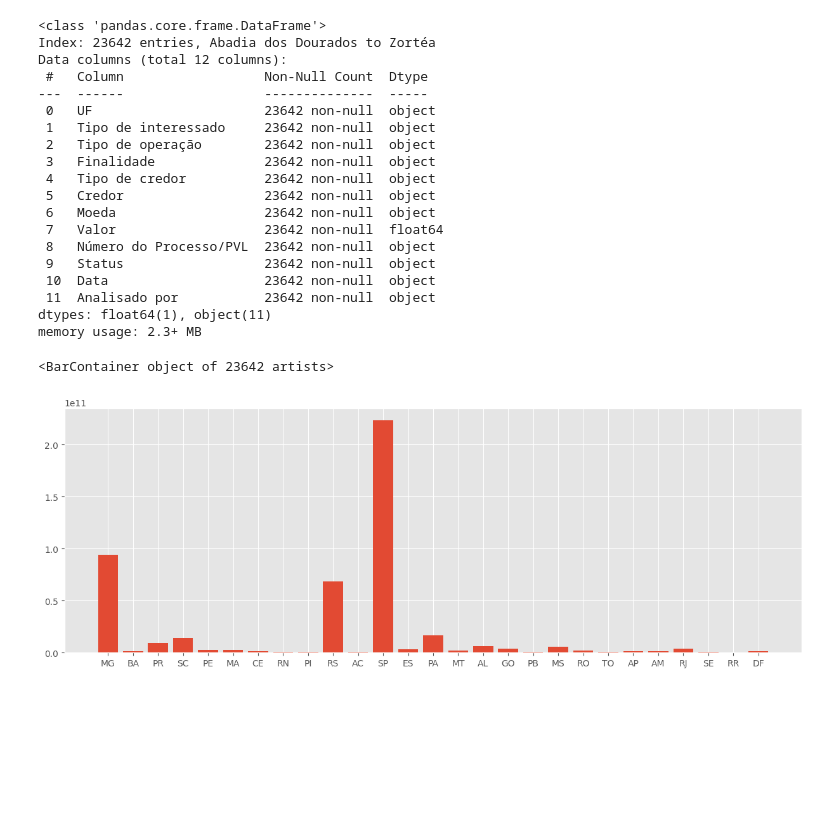
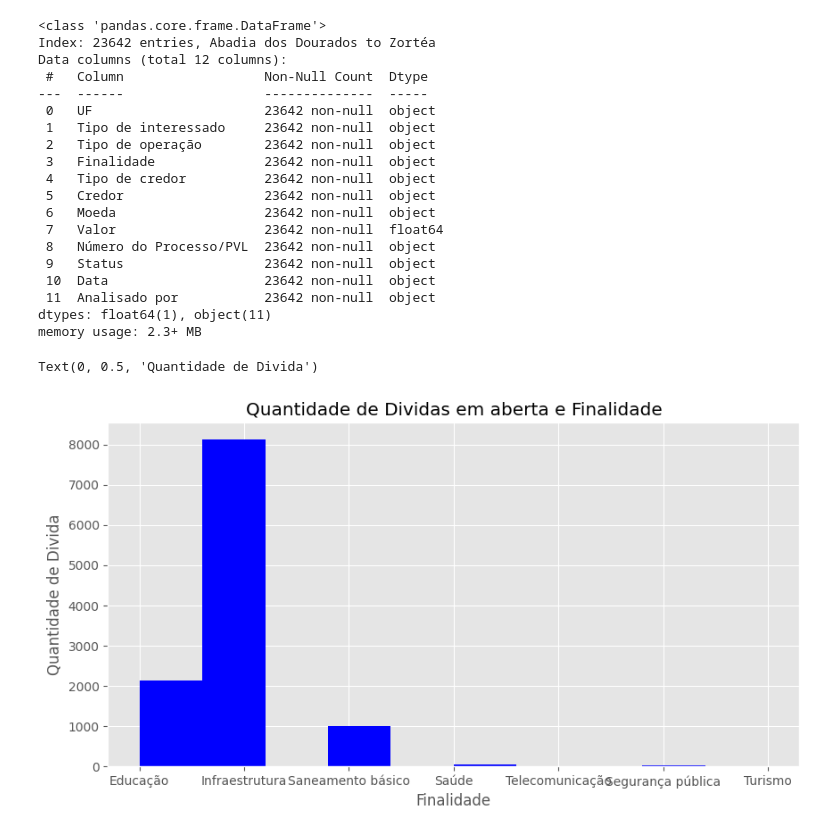
Before and after one commit to wmatossouza/projetoIA, a Jupyter notebook: analise_operacoes.ipynb, the cells around one changed output. Drawn from its saved outputs; the diff is of its cells as text; code cells hidden in the pictures; blank space fills up the shorter version.

```diff
--- a/analise_operacoes.ipynb
+++ b/analise_operacoes.ipynb
@@ -14,6 +14,7 @@ import seaborn as sns
 * 1 Fazendo o Leitura do arquivo dataset csv:
 # %%
 operacoes_credito = pd.read_csv('dataset/operacoes_credito.csv', index_col=0, encoding='latin_1', delimiter=";")
+operacoes_otimizada = pd.read_csv('dataset/operacoes_credito_otimizada.csv', index_col=0, encoding='latin_1', delimiter=";")
 # %% [markdown]
 ## Inspecionando o *DataFrame*
 # %%
@@ -252,12 +253,13 @@ Data columns (total 12 columns):
  11  Analisado por           23642 non-null  object
 dtypes: float64(1), object(11)
 memory usage: 2.3+ MB
-# %%
-x = operacoes_credito['UF']
-y = operacoes_credito['Valor']
-
-plt.figure(figsize=(15,5))
-plt.bar(x,y)
-# %% [output]
-<BarContainer object of 23642 artists>
-[figure, removed]
+# %%
+plt.style.use("ggplot")
+plt.figure(figsize = (10, 5))
+operacoes_otimizada["Finalidade"].hist(color = "blue")
+plt.title("Quantidade de Dividas em aberta e Finalidade")
+plt.xlabel("Finalidade")
+plt.ylabel("Quantidade de Divida")
+# %% [output]
+Text(0, 0.5, 'Quantidade de Divida')
+[figure, added]
```
Also changed, not shown: parts of 1 cell of this notebook, 1 other file.
